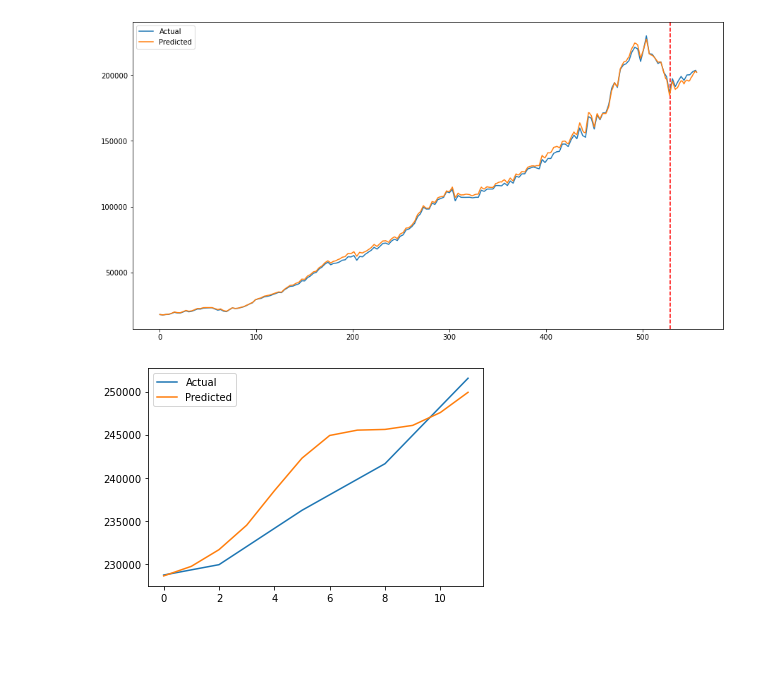
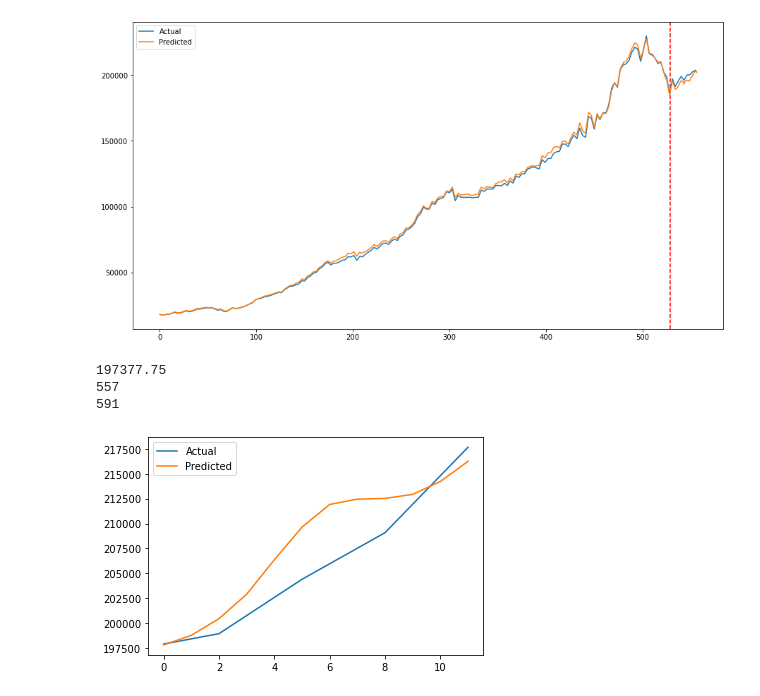
Before and after one commit to hsdistefa/mas-thesis, a Jupyter notebook: Model2.ipynb, the cells around one changed output. Saved outputs shown, nothing was run; the diff lists cells and outputs as text; code cells hidden in the pictures; blank space fills up the shorter version.

Commit message:
Added scaled actual vs predicted figure

```diff
--- a/Model2.ipynb
+++ b/Model2.ipynb
@@ -349,29 +349,37 @@ plt.savefig('figures/actual_vs_predicted.png')
 plt.show()
 # %% [output]
 [figure]
+# %%
+print(actual_final[-(OUT_SEQ_LENGTH+1)])
+print(len(actual_final))
+print(len(y))
+# %% [output]
+197377.75
+557
+591
 # %%
 # Predict future based only on last in sequence length
 
 # Get last MSPUS value before start of predictions
-first_target = df_raw['MSPUS'].iloc[-(OUT_SEQ_LENGTH+1)]
+first_target = actual_final[-(OUT_SEQ_LENGTH+1)]
 
 # Predictions
 test_predictions = lstm1(X_val_tensors[-1].unsqueeze(0)).detach().numpy()  # Get the last sample
 test_predictions = minmax_scaler.inverse_transform(test_predictions)  # Reverse scaling transform
 test_predictions = test_predictions[0].tolist()
 test_predictions = inverse_pct_change(test_predictions, first_target)
 
 # Actual
 test_actual = y_val_tensors[-1].detach().numpy()  # Last actual y
 test_actual = minmax_scaler.inverse_transform(test_actual.reshape(1, -1))
 test_actual = test_actual[0].tolist()
 test_actual = inverse_pct_change(test_actual, first_target)
 
 plt.plot(test_actual, label="Actual")
 plt.plot(test_predictions, label="Predicted")
 plt.legend()
 plt.savefig('figures/actual_vs_predicted_end.png')
 
 plt.show()
 # %% [output]
-[figure, old version]
+[figure, new version]
```
Also changed, not shown: parts of 2 cells of this notebook, 2 other files.
